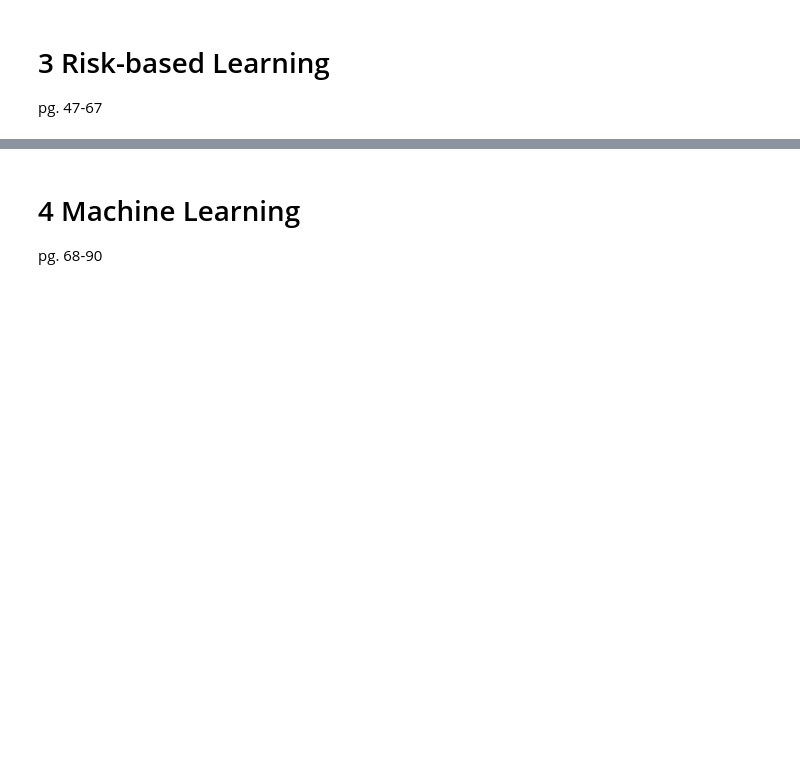
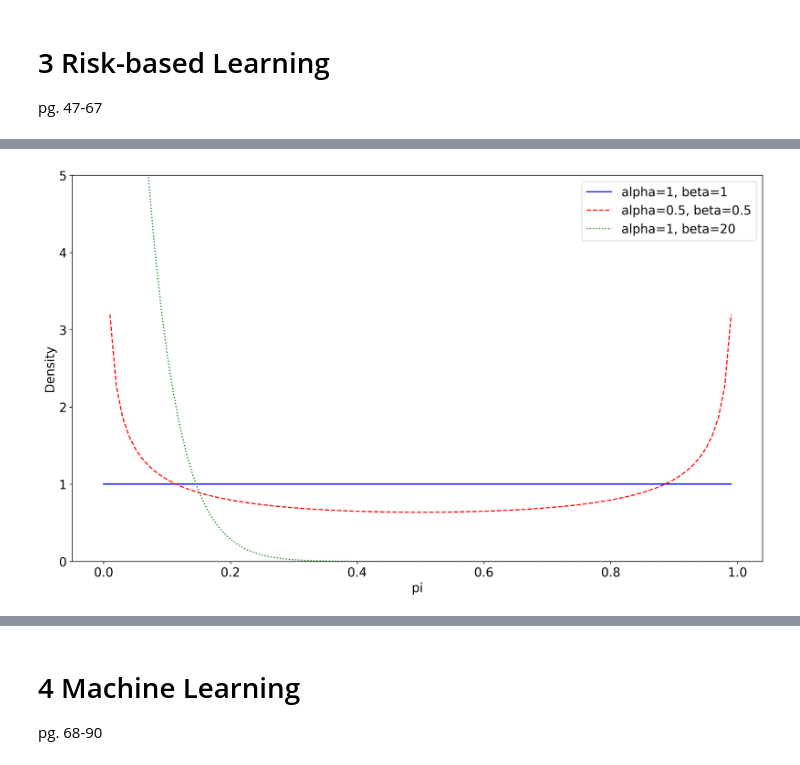
Before and after one commit to lktuan/deep_credit_risk, a Jupyter notebook: notebooks/part1_principle_of_data_learning.ipynb, the cells around one changed output, grey strips where cells are left out. Saved outputs shown, nothing was run; the diff lists cells and outputs as text; code cells hidden in the pictures; blank space fills up the shorter version.

```diff
--- a/notebooks/part1_principle_of_data_learning.ipynb
+++ b/notebooks/part1_principle_of_data_learning.ipynb
@@ -710,0 +1030,22 @@ plt.rcParams.update({'font.size': 16})
+# %%
+# base data
+pi = np.arange(0, 1, 0.01)
+
+# scipy.stats.beta
+alpha1, beta1 = 1, 1
+beta_pdf1 = beta.pdf(pi, alpha1, beta1)
+alpha2, beta2 = 0.5, 0.5
+beta_pdf2 = beta.pdf(pi, alpha2, beta2)
+alpha3, beta3 = 1, 20
+beta_pdf3 = beta.pdf(pi, alpha3, beta3)
+
+plt.plot(pi, beta_pdf1, marker='', color='blue', label='alpha=1, beta=1', ls='solid')
+plt.plot(pi, beta_pdf2, marker='', color='red', label='alpha=0.5, beta=0.5', ls='dashed')
+plt.plot(pi, beta_pdf3, marker='', color='green', label='alpha=1, beta=20', ls='dotted')
+plt.xlabel('pi')
+plt.ylim(0,5)
+plt.ylabel('Density')
+plt.legend(loc='best')
+plt.show()
+# %% [output]
+[figure, added]
```
Also changed, not shown: parts of 40 cells of this notebook.
